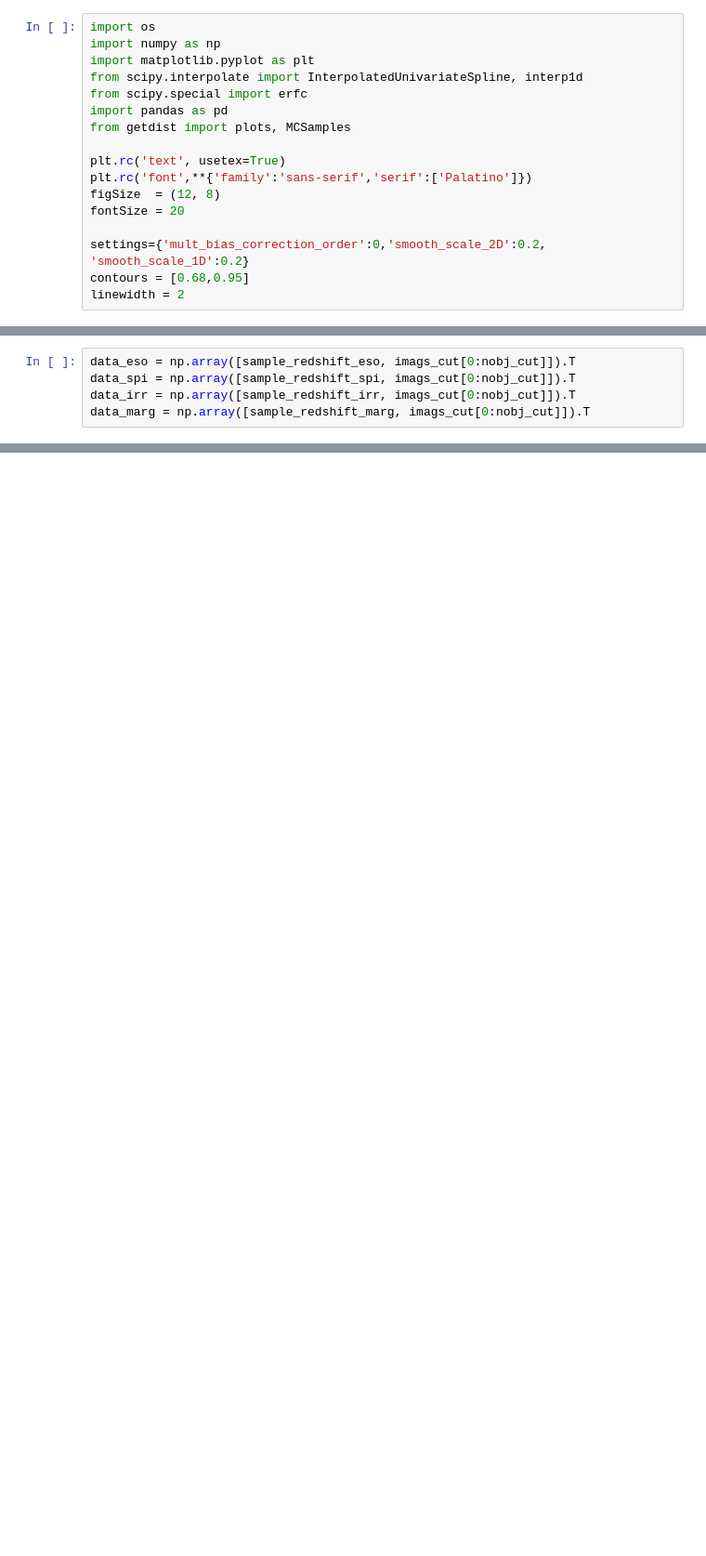
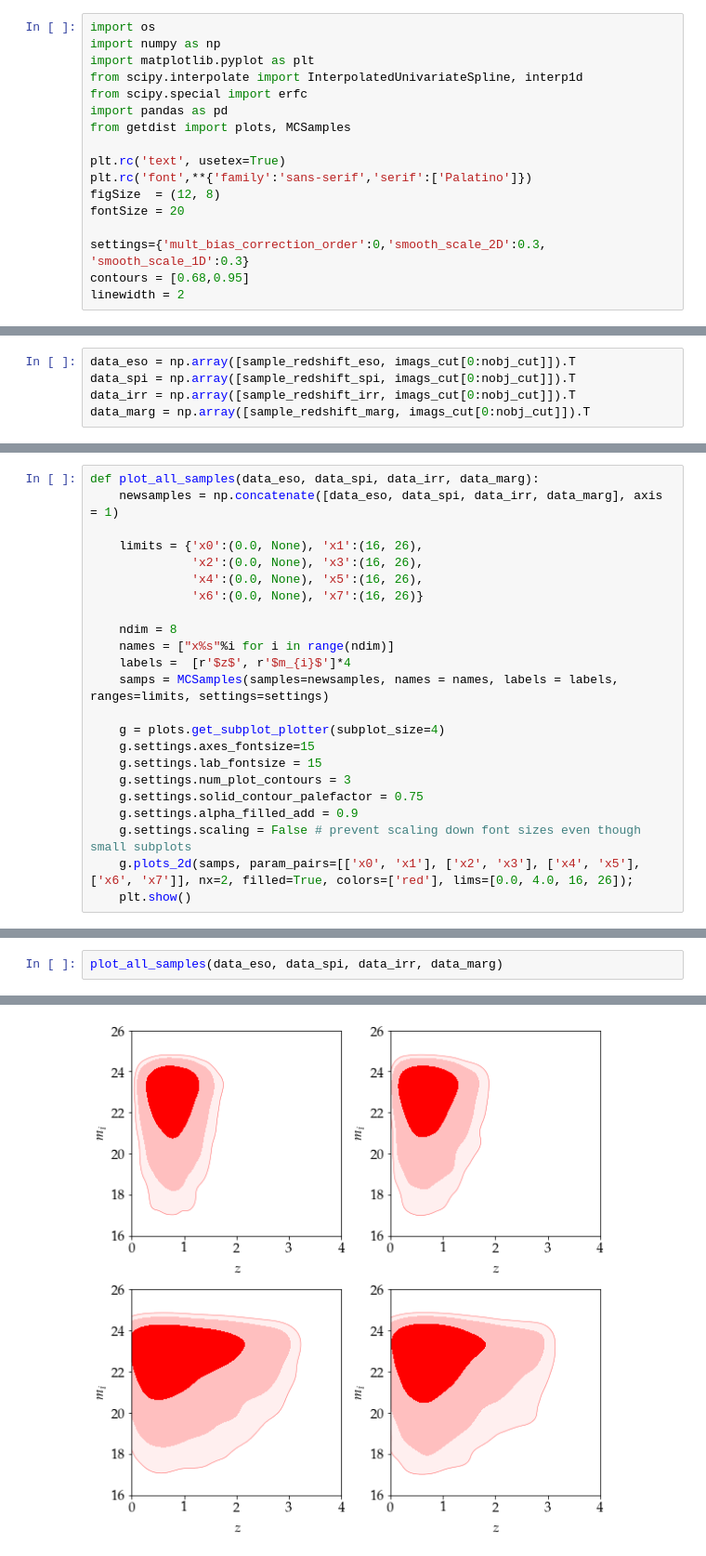
Before and after one commit to Harry45/BHM-nz, a Jupyter notebook: reference/BL-2016/understanding.ipynb, the cells around one changed output, grey strips where cells are left out. Shown at 93% size. Cells and saved outputs as stored; diff of their text form; blank space fills up the shorter version.

```diff
--- a/reference/BL-2016/understanding.ipynb
+++ b/reference/BL-2016/understanding.ipynb
@@ -12,7 +12,7 @@ plt.rc('font',**{'family':'sans-serif','serif':['Palatino']})
 figSize  = (12, 8)
 fontSize = 20
 
-settings={'mult_bias_correction_order':0,'smooth_scale_2D':0.2, 'smooth_scale_1D':0.2}
+settings={'mult_bias_correction_order':0,'smooth_scale_2D':0.3, 'smooth_scale_1D':0.3}
 contours = [0.68,0.95]
 linewidth = 2
 # %%
@@ -409,0 +369,23 @@ Removed no burn in
+# %%
+def plot_all_samples(data_eso, data_spi, data_irr, data_marg):
+    newsamples = np.concatenate([data_eso, data_spi, data_irr, data_marg], axis = 1)
+
+    limits = {'x0':(0.0, None), 'x1':(16, 26),
+              'x2':(0.0, None), 'x3':(16, 26),
+              'x4':(0.0, None), 'x5':(16, 26),
+              'x6':(0.0, None), 'x7':(16, 26)}
+
+    ndim = 8
+    names = ["x%s"%i for i in range(ndim)]
+    labels =  [r'$z$', r'$m_{i}$']*4
+    samps = MCSamples(samples=newsamples, names = names, labels = labels, ranges=limits, settings=settings)
+
+    g = plots.get_subplot_plotter(subplot_size=4)
+    g.settings.axes_fontsize=15
+    g.settings.lab_fontsize = 15
+    g.settings.num_plot_contours = 3
+    g.settings.solid_contour_palefactor = 0.75
+    g.settings.alpha_filled_add = 0.9
+    g.settings.scaling = False # prevent scaling down font sizes even though small subplots
+    g.plots_2d(samps, param_pairs=[['x0', 'x1'], ['x2', 'x3'], ['x4', 'x5'], ['x6', 'x7']], nx=2, filled=True, colors=['red'], lims=[0.0, 4.0, 16, 26]);
+    plt.show()
@@ -409,0 +441,3 @@ Removed no burn in
+# %%
+plot_all_samples(data_eso, data_spi, data_irr, data_marg)
+# %% [output]
@@ -409,0 +445 @@ Removed no burn in
+[figure, added]
```
Also changed, not shown: parts of 29 cells of this notebook, 1 other file.
